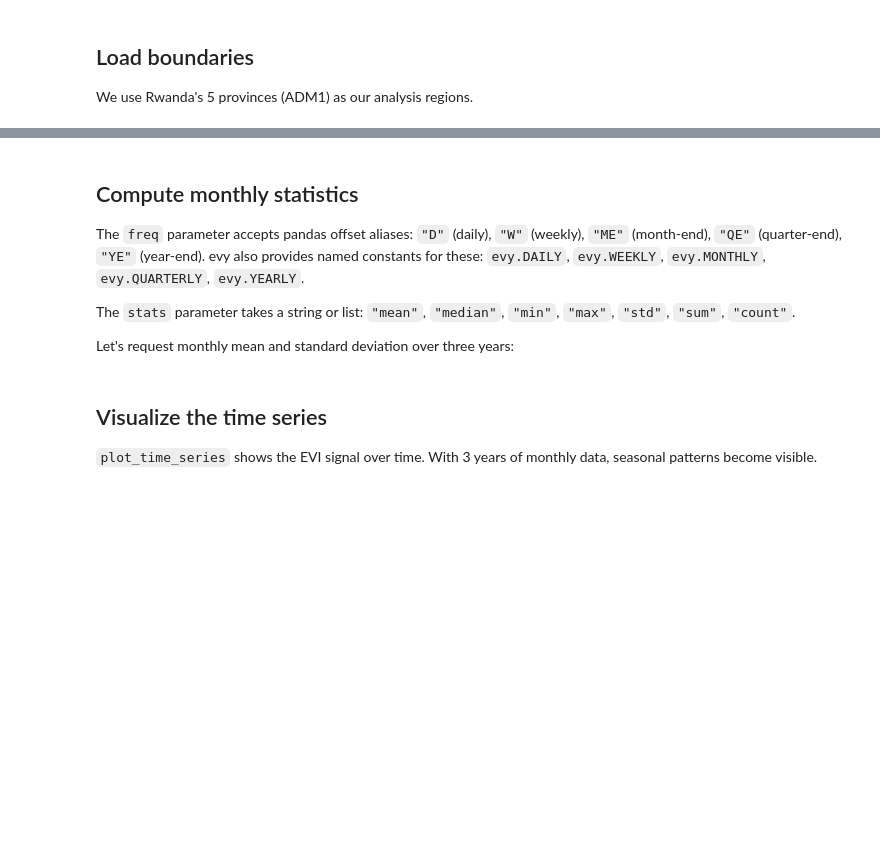
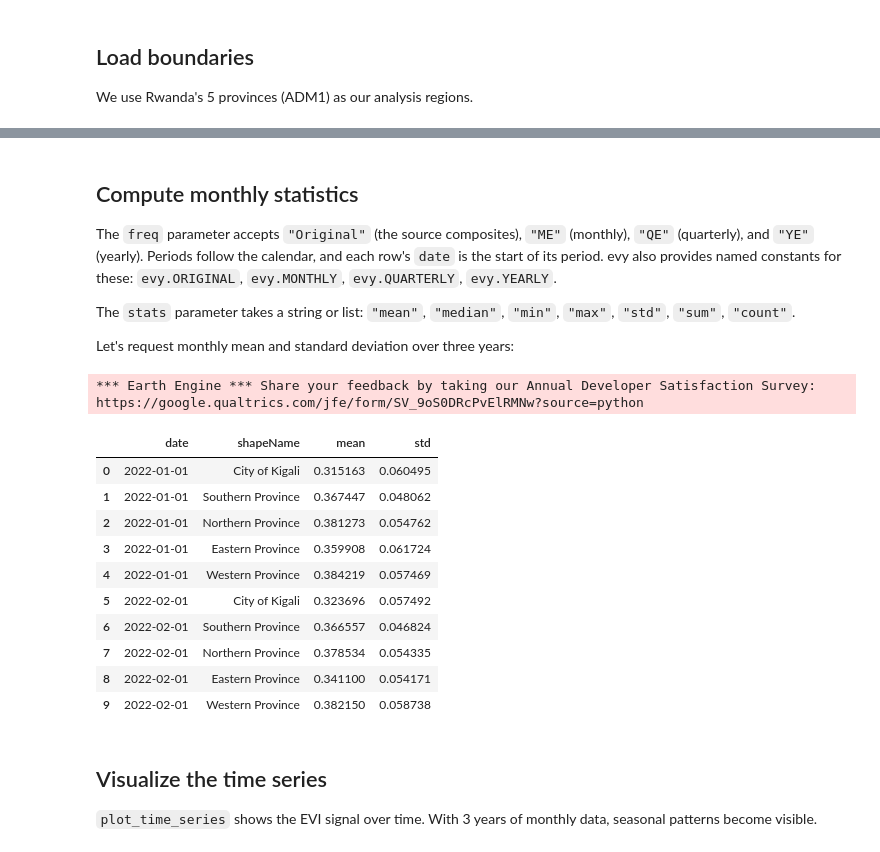
Before and after one commit to datapartnership/evy, a Jupyter notebook: notebooks/recipes/monthly-aggregation.ipynb, the cells around one changed output, grey strips where cells are left out. Drawn from its saved outputs; the diff is of its cells as text; code cells hidden in the pictures; blank space fills up the shorter version.

```diff
--- a/notebooks/recipes/monthly-aggregation.ipynb
+++ b/notebooks/recipes/monthly-aggregation.ipynb
@@ -4,6 +4,17 @@
 This recipe shows how to control **temporal frequency** and **summary statistics** when computing EVI zonal statistics. The quickstart uses evy's defaults (`freq="ME"`, `stats="mean"`); here we vary both parameters to build a richer time series.
 
 For setup instructions, see the [quickstart](../quickstart.ipynb).
+# %%
+# papermill parameters
+country = "RWA"
+admin_level = 1
+start_date = "2022-01-01"
+end_date = "2024-12-31"
+quick_mode = False
+# %%
+if quick_mode:
+    start_date = "2023-01-01"
+    end_date = "2023-12-31"
 # %%
 import evy
 # %% [markdown]
@@ -11,5 +22,5 @@ import evy
 
 We use Rwanda's 5 provinces (ADM1) as our analysis regions.
 # %%
-gdf = evy.get_boundaries("RWA", admin_level=1)
+gdf = evy.get_boundaries(country, admin_level=admin_level)
 gdf[["shapeName", "shapeISO"]].head()
@@ -16,7 +35,7 @@ gdf[["shapeName", "shapeISO"]].head()
 # %% [markdown]
 ## Compute monthly statistics
 
-The `freq` parameter accepts pandas offset aliases: `"D"` (daily), `"W"` (weekly), `"ME"` (month-end), `"QE"` (quarter-end), `"YE"` (year-end). evy also provides named constants for these: `evy.DAILY`, `evy.WEEKLY`, `evy.MONTHLY`, `evy.QUARTERLY`, `evy.YEARLY`.
+The `freq` parameter accepts `"Original"` (the source composites), `"ME"` (monthly), `"QE"` (quarterly), and `"YE"` (yearly). Periods follow the calendar, and each row's `date` is the start of its period. evy also provides named constants for these: `evy.ORIGINAL`, `evy.MONTHLY`, `evy.QUARTERLY`, `evy.YEARLY`.
 
 The `stats` parameter takes a string or list: `"mean"`, `"median"`, `"min"`, `"max"`, `"std"`, `"sum"`, `"count"`.
 
@@ -24,13 +43,26 @@ Let's request monthly mean and standard deviation over three years:
 # %%
 df = evy.zonal_stats(
     gdf,
     zone_col="shapeName",
-    start_date="2022-01-01",
-    end_date="2024-12-31",
+    start_date=start_date,
+    end_date=end_date,
     freq=evy.MONTHLY,
     stats=["mean", "std"],
 )
 df.head(10)
+# %% [output]
+*** Earth Engine *** Share your feedback by taking our Annual Developer Satisfaction Survey: https://google.qualtrics.com/jfe/form/SV_9oS0DRcPvElRMNw?source=python
+|  | date | shapeName | mean | std |
+| 0 | 2022-01-01 | City of Kigali | 0.315163 | 0.060495 |
+| 1 | 2022-01-01 | Southern Province | 0.367447 | 0.048062 |
+| 2 | 2022-01-01 | Northern Province | 0.381273 | 0.054762 |
+| 3 | 2022-01-01 | Eastern Province | 0.359908 | 0.061724 |
+| 4 | 2022-01-01 | Western Province | 0.384219 | 0.057469 |
+| 5 | 2022-02-01 | City of Kigali | 0.323696 | 0.057492 |
+| 6 | 2022-02-01 | Southern Province | 0.366557 | 0.046824 |
+| 7 | 2022-02-01 | Northern Province | 0.378534 | 0.054335 |
+| 8 | 2022-02-01 | Eastern Province | 0.341100 | 0.054171 |
+| 9 | 2022-02-01 | Western Province | 0.382150 | 0.058738 |
 # %% [markdown]
 ## Visualize the time series
 
```
Also changed, not shown: parts of 4 cells of this notebook, 22 other files.
